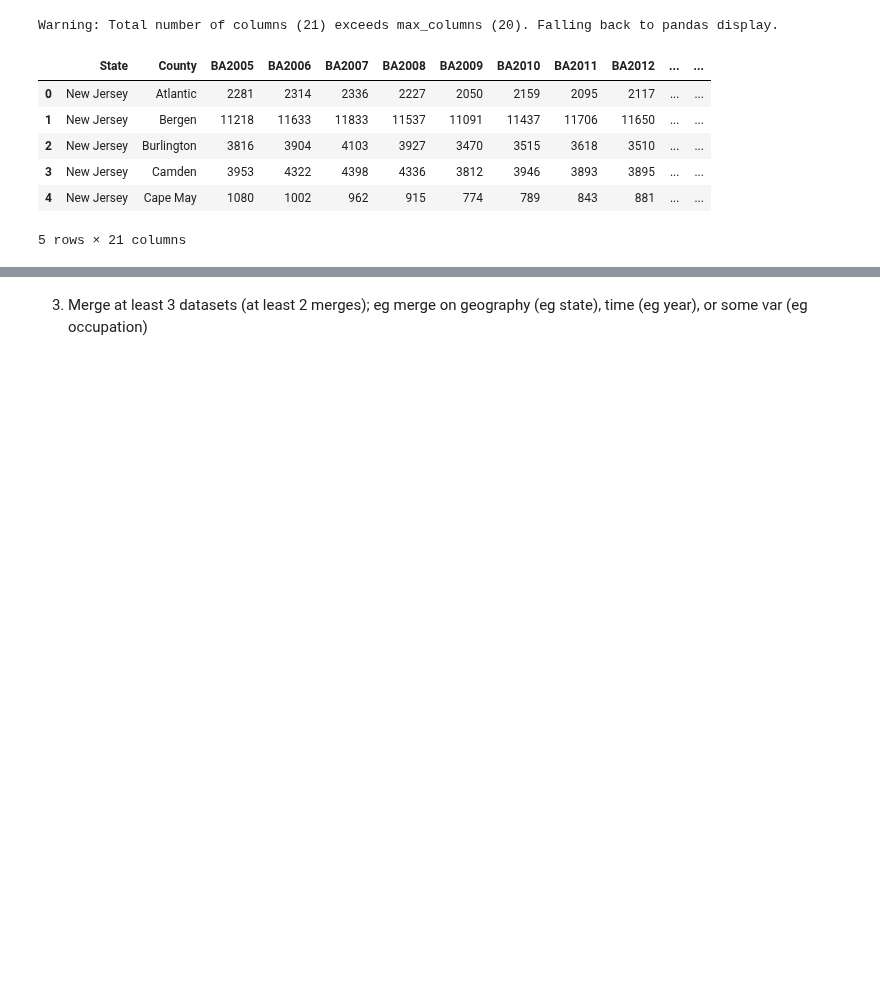
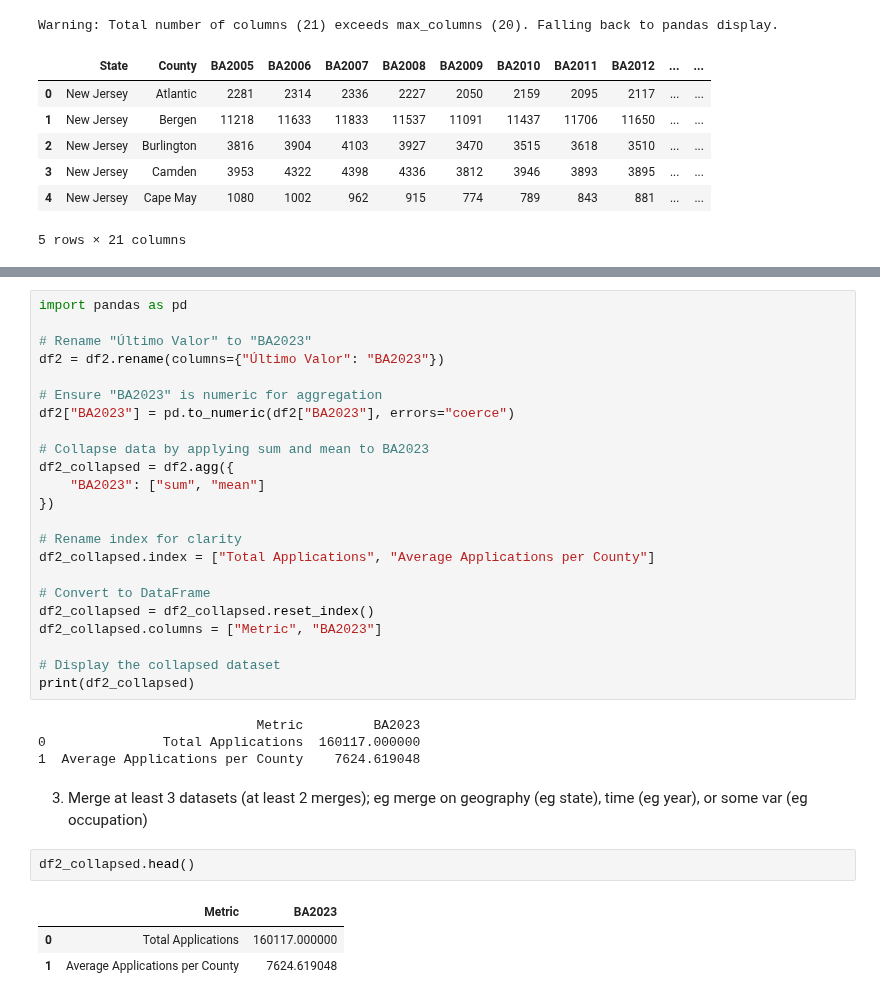
Before and after one commit to shirleyrutgers/DataVis, a Jupyter notebook: PS1.ipynb, the cells around one changed output, grey strips where cells are left out. Saved outputs shown, nothing was run; the diff lists cells and outputs as text; blank space fills up the shorter version.

```diff
--- a/PS1.ipynb
+++ b/PS1.ipynb
@@ -359,2 +458,35 @@ Collabse data
+# %%
+import pandas as pd
+
+# Rename "Último Valor" to "BA2023"
+df2 = df2.rename(columns={"Último Valor": "BA2023"})
+
+# Ensure "BA2023" is numeric for aggregation
+df2["BA2023"] = pd.to_numeric(df2["BA2023"], errors="coerce")
+
+# Collapse data by applying sum and mean to BA2023
+df2_collapsed = df2.agg({
+    "BA2023": ["sum", "mean"]
+})
+
+# Rename index for clarity
+df2_collapsed.index = ["Total Applications", "Average Applications per County"]
+
+# Convert to DataFrame
+df2_collapsed = df2_collapsed.reset_index()
+df2_collapsed.columns = ["Metric", "BA2023"]
+
+# Display the collapsed dataset
+print(df2_collapsed)
+# %% [output]
+                            Metric         BA2023
+0               Total Applications  160117.000000
+1  Average Applications per County    7624.619048
 # %% [markdown]
 3. Merge at least 3 datasets (at least 2 merges); eg merge on geography (eg state), time (eg year), or some var (eg occupation)
+# %%
+df2_collapsed.head()
+# %% [output]
+|  | Metric | BA2023 |
+| 0 | Total Applications | 160117.000000 |
+| 1 | Average Applications per County | 7624.619048 |
```
Also changed, not shown: parts of 7 cells of this notebook.
